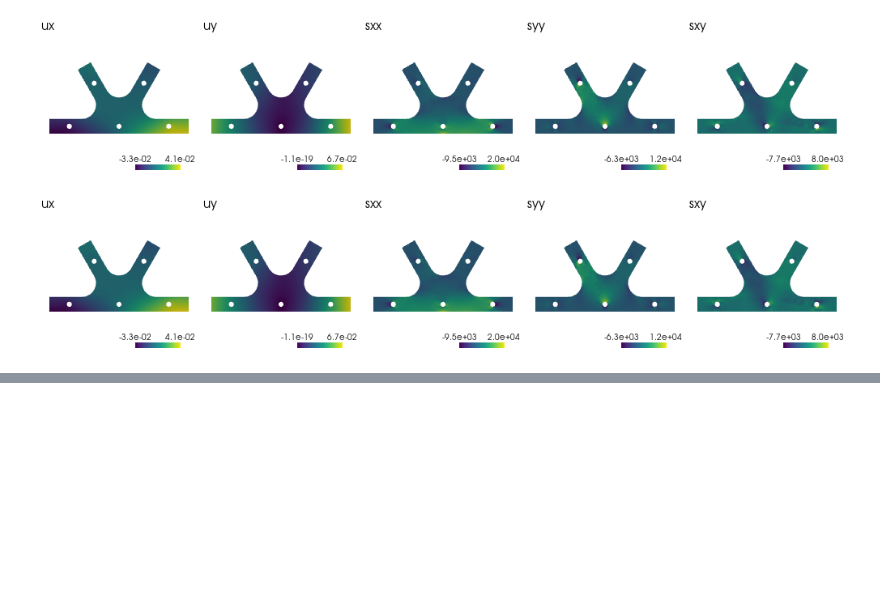
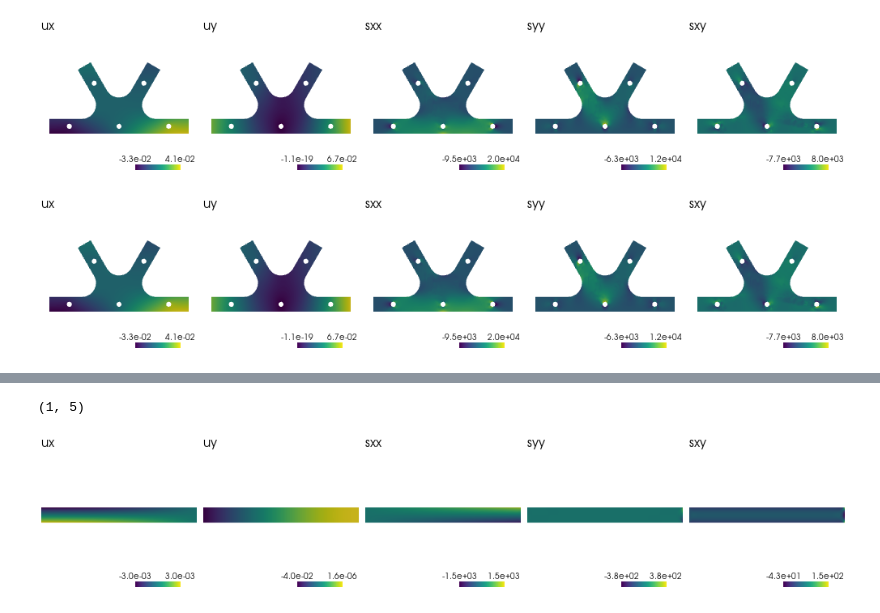
Before and after one commit to ewhalen12/pinnDSE, a Jupyter notebook: fileConversion.ipynb, the cells around one changed output, grey strips where cells are left out. Saved outputs shown, nothing was run; the diff lists cells and outputs as text; code cells hidden in the pictures; blank space fills up the shorter version.

```diff
--- a/fileConversion.ipynb
+++ b/fileConversion.ipynb
@@ -69,0 +87,8 @@ plotScalarFields(geonCon2.mesh, geonCon2.resDf)
+# %%
+# reload using the alternative format
+pickleFile = 'data/cantilever/v1.0/cantilever01.p'
+geomB2 = MeshGeom(pickleFile=pickleFile, altFormat=2)
+plotScalarFields(geomB2.mesh, geomB2.resDf, shape=(1,5), size=200)
+# %% [output]
+(1, 5)
+[figure, added]
```
Also changed, not shown: parts of 2 cells of this notebook, 2 other files.
